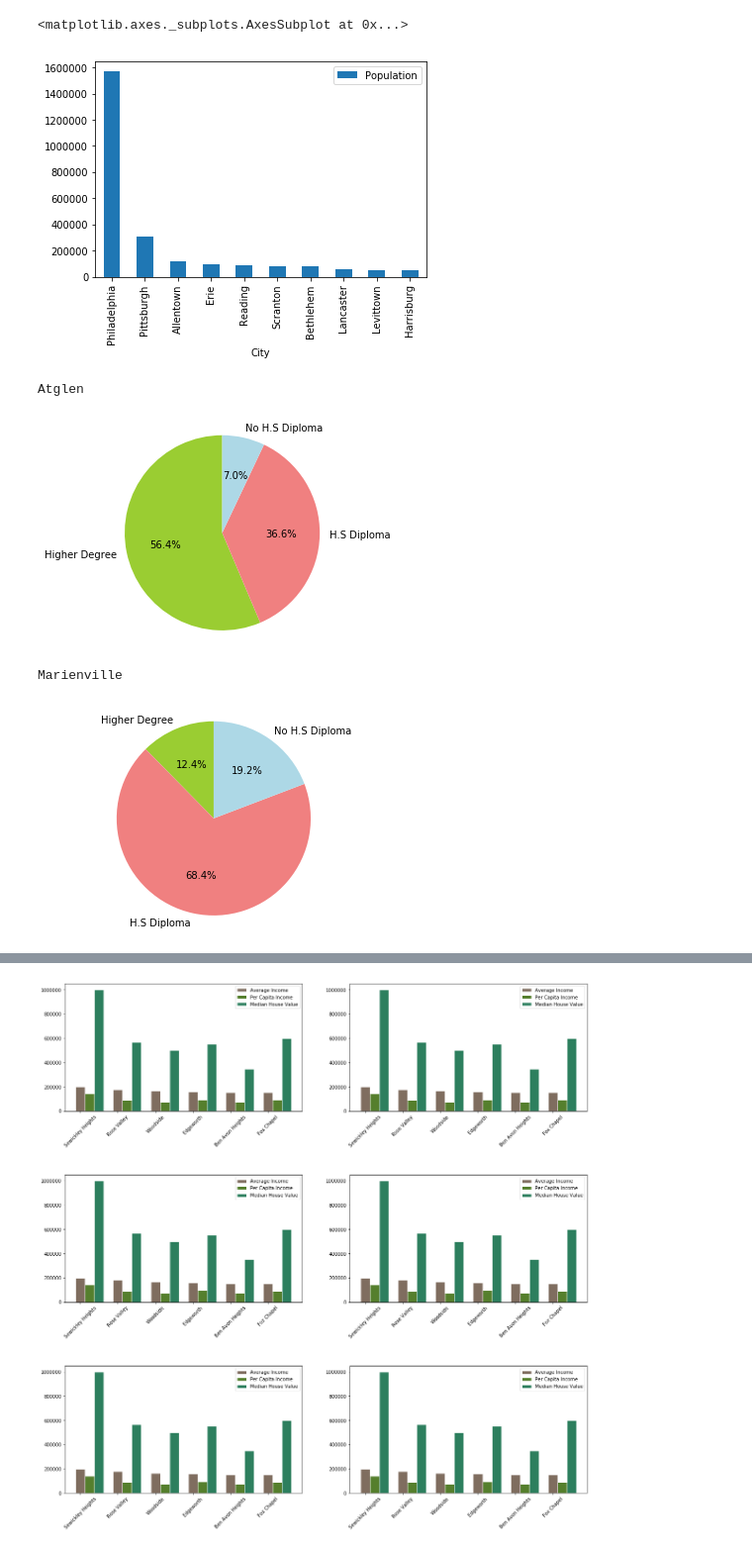
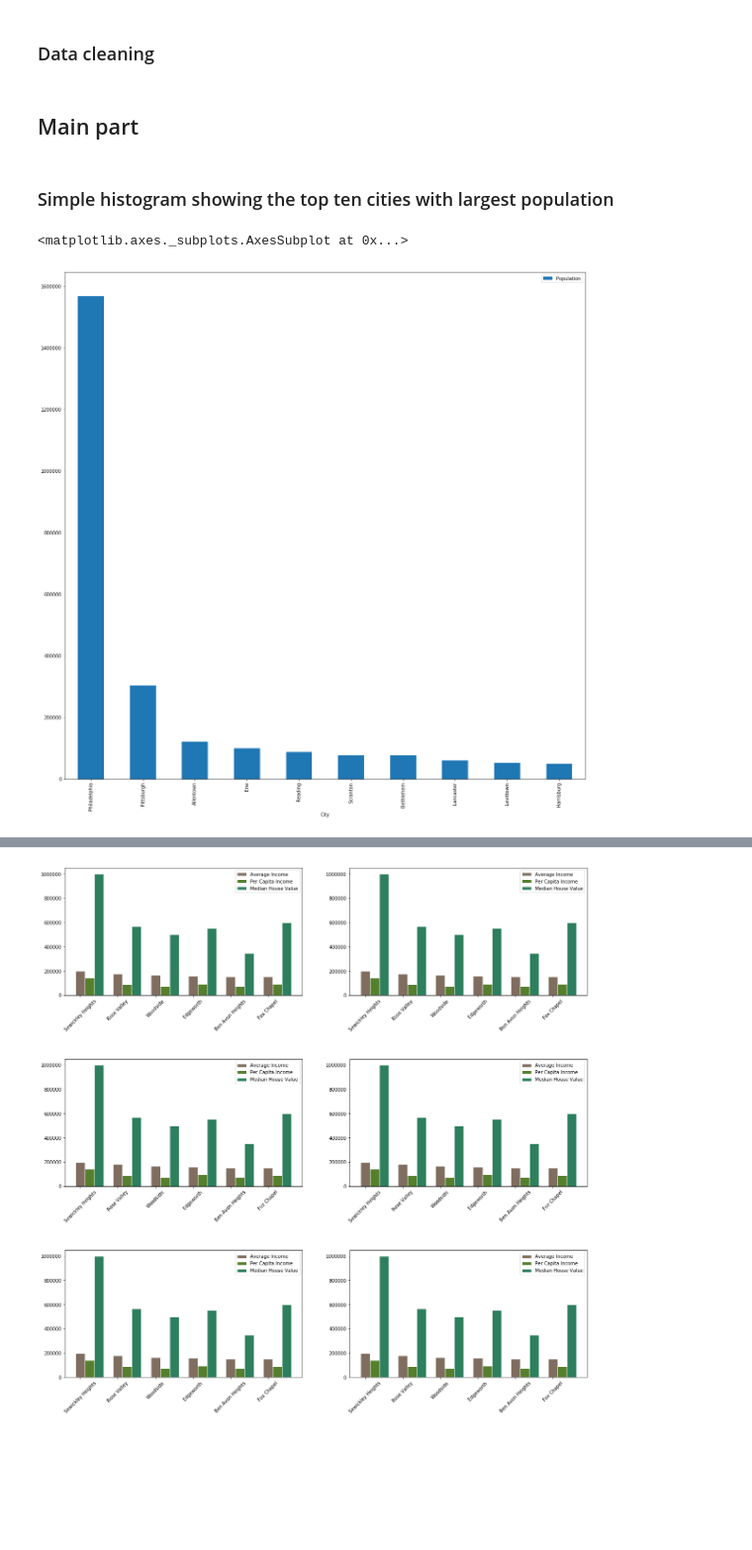
Before and after one commit to RebeccaXXX/DOM-and-Gerry, a Jupyter notebook: Visualization.ipynb, the cells around one changed output, grey strips where cells are left out. Shown: that part at 99% size. Cells and saved outputs as stored; diff of their text form; code cells hidden in the pictures; blank space fills up the shorter version.

```diff
--- a/Visualization.ipynb
+++ b/Visualization.ipynb
@@ -5,3 +13,5 @@ import numpy as np
+# %% [markdown]
+### Data cleaning
 # %%
 data = pd.read_csv("Master_Data_File.csv")
 data.columns.values.view()
@@ -9,31 +19,14 @@ del data['Unnamed: 0']
 data.iloc[:,1] = data.iloc[:,1].str.replace(',', '').astype(int)
 data.iloc[:,3] = data.iloc[:,3].str.replace('over', '200000').astype(int)
 data.iloc[:,7] = data.iloc[:,7].str.replace('over ', '').astype(int)
+# %% [markdown]
+## Main part
+# %% [markdown]
+### Simple histogram showing the top ten cities with largest population
 # %%
 largestPopulation = data.nlargest(10,'Population')
 largestPopulation = largestPopulation.iloc[:,[0,1]]
-largestPopulation.plot.bar(x='City')
+largestPopulation.plot.bar(x='City',figsize = (20,20))
 # %% [output]
 <matplotlib.axes._subplots.AxesSubplot at 0x...>
-[figure, old version]
+[figure, new version]
-# %%
-educationData = data.iloc[:,[0,10,11,12]]
-educationData1 = educationData.nlargest(1, 'Higher Degree')
-educationData2 = educationData.nlargest(1, 'No H.S Diploma')
-educationData = educationData1.append(educationData2)
-
-for index in range(2):
-    labels = 'Higher Degree','H.S Diploma','No H.S Diploma'
-    sizes = [educationData.iloc[index,1],educationData.iloc[index,2],educationData.iloc[index,3]]
-    city = educationData.iloc[index,0]
-    colors = ['yellowgreen','lightcoral','lightblue']
-    plt.title = city
-    plt.pie(sizes, labels=labels,colors=colors, autopct='%1.1f%%',startangle=90)
-    plt.axis('equal')
-    print(city)
-    plt.show()
-# %% [output]
-Atglen
-[figure, removed]
-Marienville
-[figure, removed]
```
Also changed, not shown: parts of 9 cells of this notebook, 3 other files.
